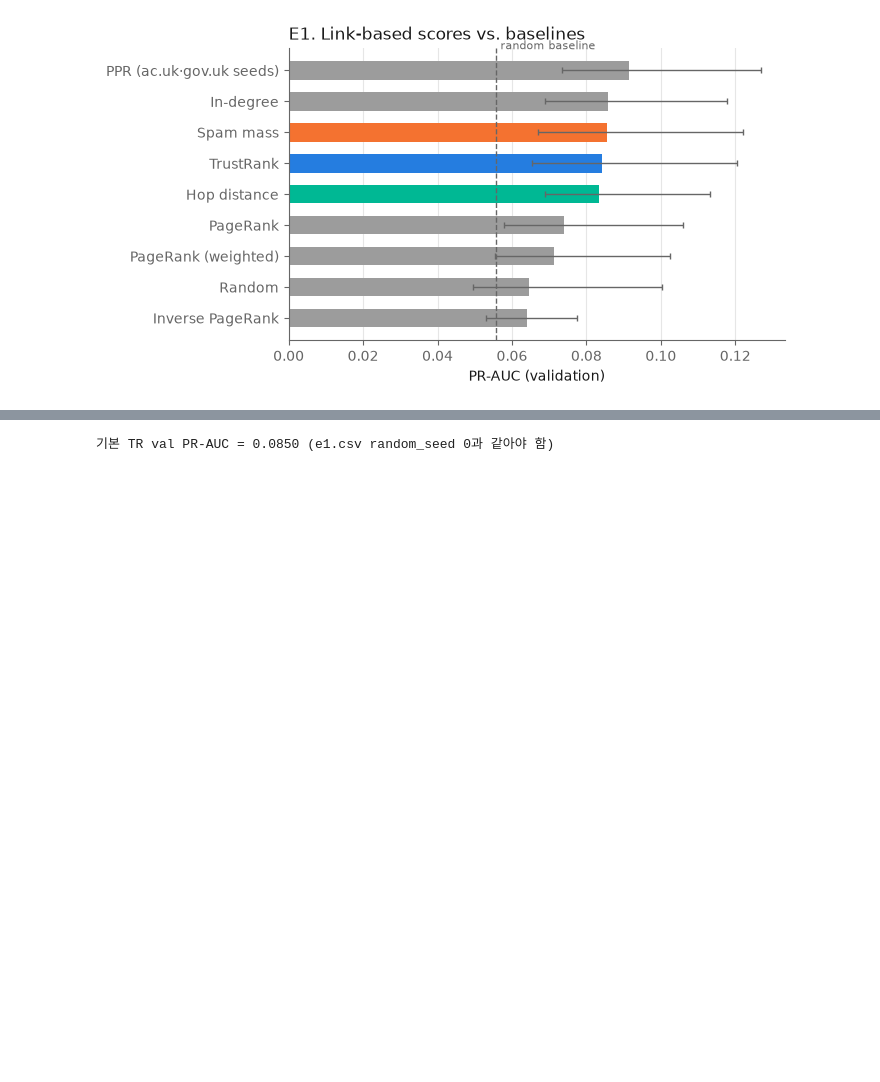
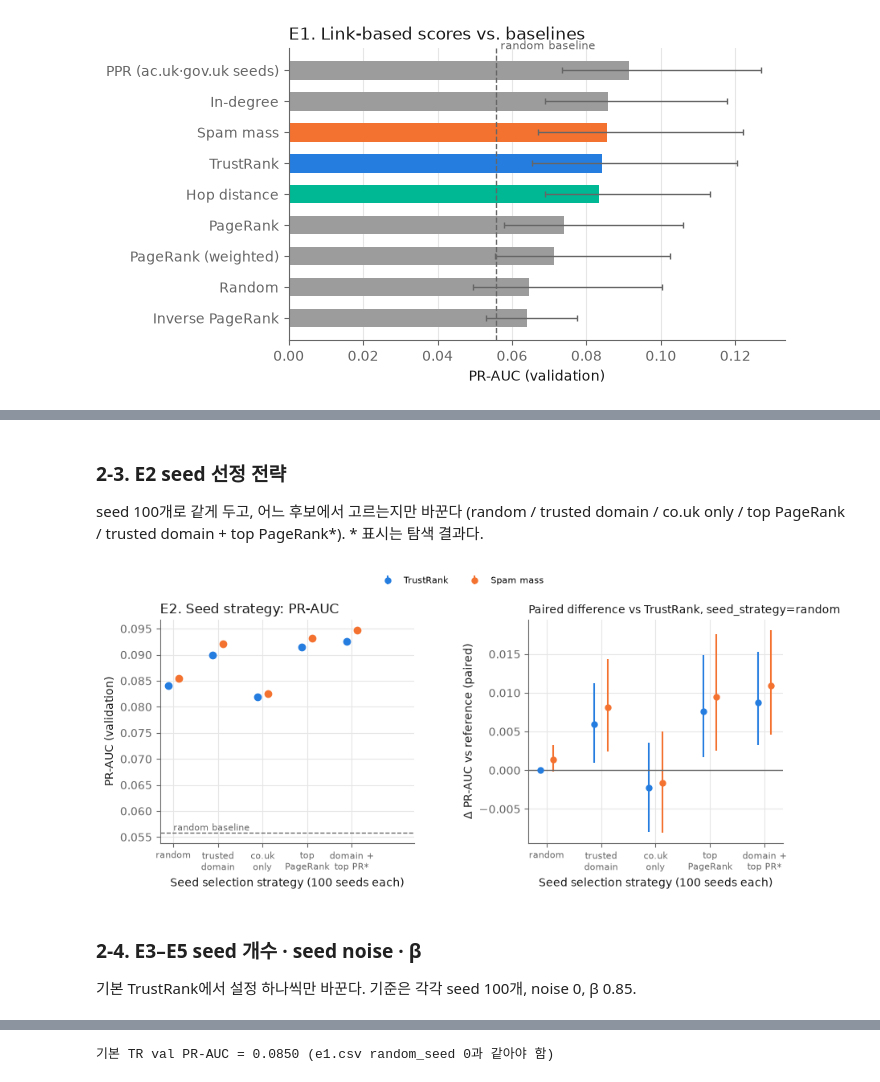
Before and after one commit to notyangji/Trust-Aware_Spam_Ranking, a Jupyter notebook: notebooks/02_results.ipynb, the cells around one changed output, grey strips where cells are left out. Saved outputs shown, nothing was run; the diff lists cells and outputs as text; code cells hidden in the pictures; blank space fills up the shorter version.

```diff
--- a/notebooks/02_results.ipynb
+++ b/notebooks/02_results.ipynb
@@ -277,0 +347,14 @@ sweep("e5", "beta", "β (probability of following a link)", "E5. Damping factor
+# %% [markdown]
+### 2-3. E2 seed 선정 전략
+
+seed 100개로 같게 두고, 어느 후보에서 고르는지만 바꾼다 (random / trusted domain / co.uk only / top PageRank / trusted domain + top PageRank\*). \* 표시는 탐색 결과다.
+# %%
+if "e2" in E:
+    sweep("e2", "seed_strategy", "Seed selection strategy (100 seeds each)", "E2. Seed strategy", "e2_seed_strategy.png",
+          xticks=["random", "trusted\ndomain", "co.uk\nonly", "top\nPageRank", "domain +\ntop PR*"], categorical=True)
+# %% [output]
+[figure, added]
+# %% [markdown]
+### 2-4. E3–E5 seed 개수 · seed noise · β
+
+기본 TrustRank에서 설정 하나씩만 바꾼다. 기준은 각각 seed 100개, noise 0, β 0.85.
```
Also changed, not shown: parts of 35 cells of this notebook, 8 other files.
